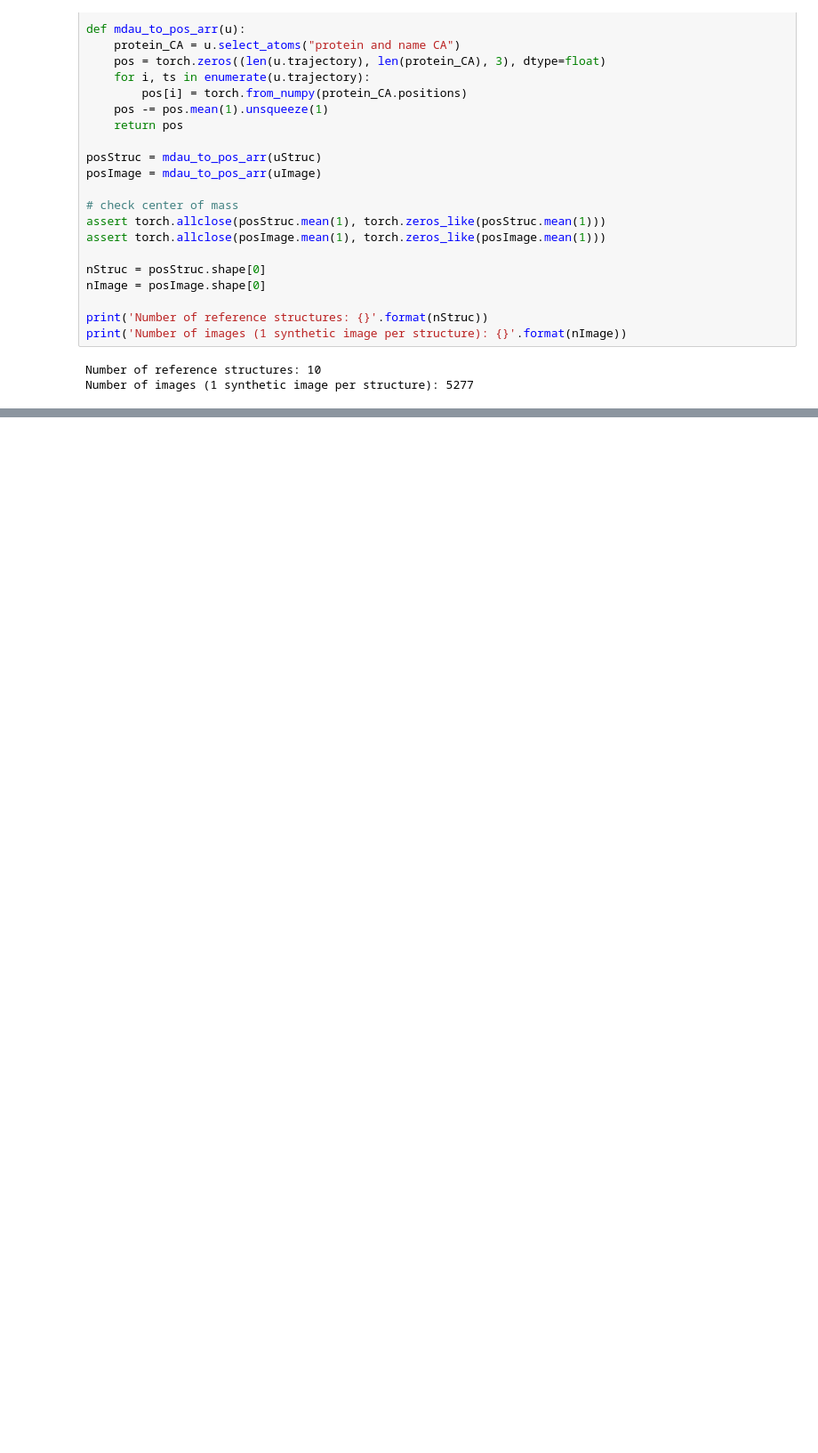
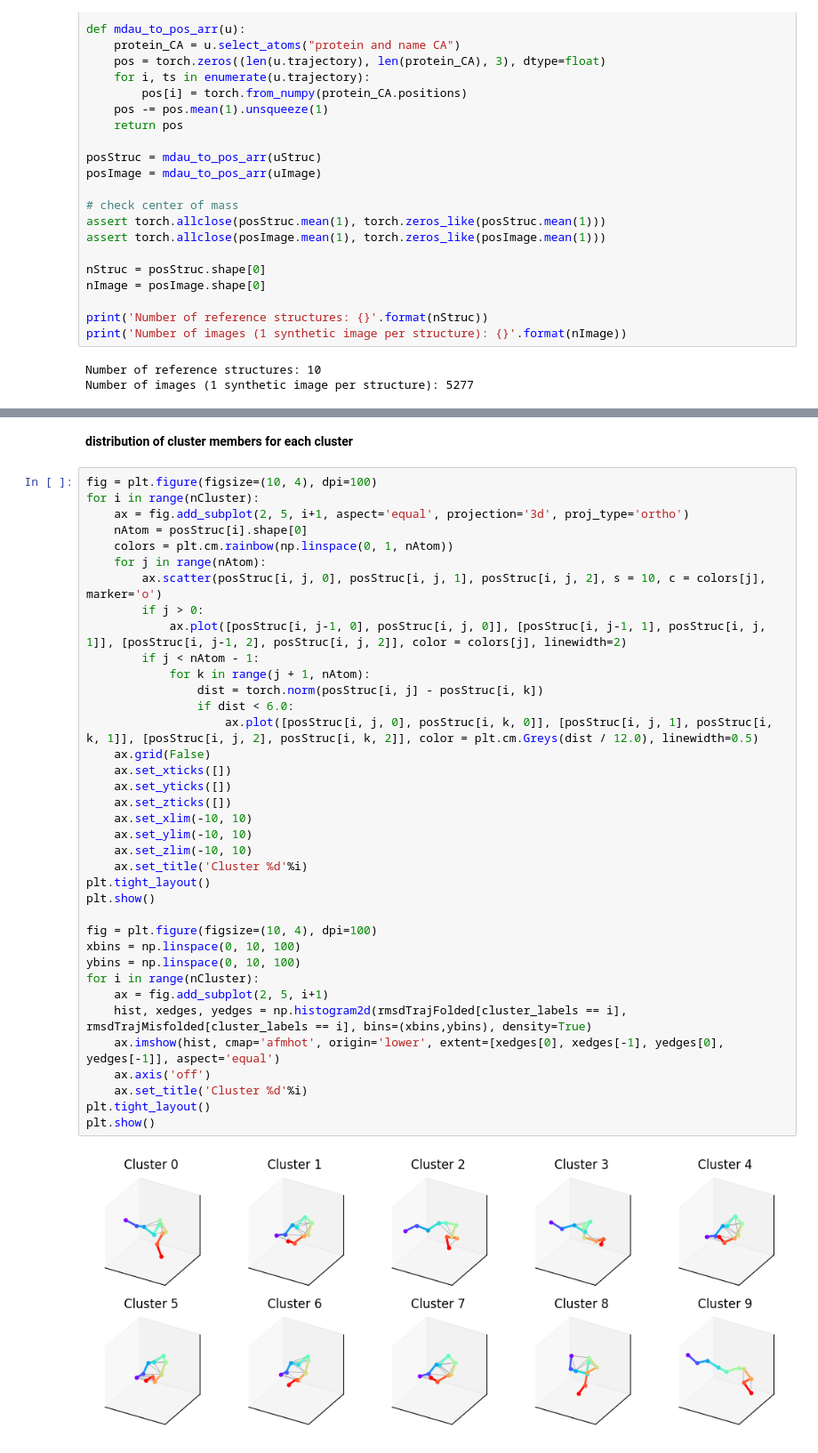
Before and after one commit to flatironinstitute/Ensemble-reweighting-using-Cryo-EM-particles, a Jupyter notebook: tutorial/example.ipynb, the cells around one changed output, grey strips where cells are left out. Shown at 89% size. Saved outputs shown, nothing was run; the diff lists cells and outputs as text; blank space fills up the shorter version.

```diff
--- a/tutorial/example.ipynb
+++ b/tutorial/example.ipynb
@@ -252,0 +294,41 @@ ax.legend()
+# %% [markdown]
+**distribution of cluster members for each cluster**
+# %%
+fig = plt.figure(figsize=(10, 4), dpi=100)
+for i in range(nCluster):
+    ax = fig.add_subplot(2, 5, i+1, aspect='equal', projection='3d', proj_type='ortho')
+    nAtom = posStruc[i].shape[0]
+    colors = plt.cm.rainbow(np.linspace(0, 1, nAtom))
+    for j in range(nAtom):
+        ax.scatter(posStruc[i, j, 0], posStruc[i, j, 1], posStruc[i, j, 2], s = 10, c = colors[j], marker='o')
+        if j > 0:
+            ax.plot([posStruc[i, j-1, 0], posStruc[i, j, 0]], [posStruc[i, j-1, 1], posStruc[i, j, 1]], [posStruc[i, j-1, 2], posStruc[i, j, 2]], color = colors[j], linewidth=2)
+        if j < nAtom - 1:
+            for k in range(j + 1, nAtom):
+                dist = torch.norm(posStruc[i, j] - posStruc[i, k])
+                if dist < 6.0:
+                    ax.plot([posStruc[i, j, 0], posStruc[i, k, 0]], [posStruc[i, j, 1], posStruc[i, k, 1]], [posStruc[i, j, 2], posStruc[i, k, 2]], color = plt.cm.Greys(dist / 12.0), linewidth=0.5)
+    ax.grid(False)
+    ax.set_xticks([])
+    ax.set_yticks([])
+    ax.set_zticks([])
+    ax.set_xlim(-10, 10)
+    ax.set_ylim(-10, 10)
+    ax.set_zlim(-10, 10)
+    ax.set_title('Cluster %d'%i)
+plt.tight_layout()
+plt.show()
+
+fig = plt.figure(figsize=(10, 4), dpi=100)
+xbins = np.linspace(0, 10, 100)
+ybins = np.linspace(0, 10, 100)
+for i in range(nCluster):
+    ax = fig.add_subplot(2, 5, i+1)
+    hist, xedges, yedges = np.histogram2d(rmsdTrajFolded[cluster_labels == i], rmsdTrajMisfolded[cluster_labels == i], bins=(xbins,ybins), density=True)
+    ax.imshow(hist, cmap='afmhot', origin='lower', extent=[xedges[0], xedges[-1], yedges[0], yedges[-1]], aspect='equal')
+    ax.axis('off')
+    ax.set_title('Cluster %d'%i)
+plt.tight_layout()
+plt.show()
+# %% [output]
+[figure, added]
```
Also changed, not shown: parts of 42 cells of this notebook, 2 other files.
